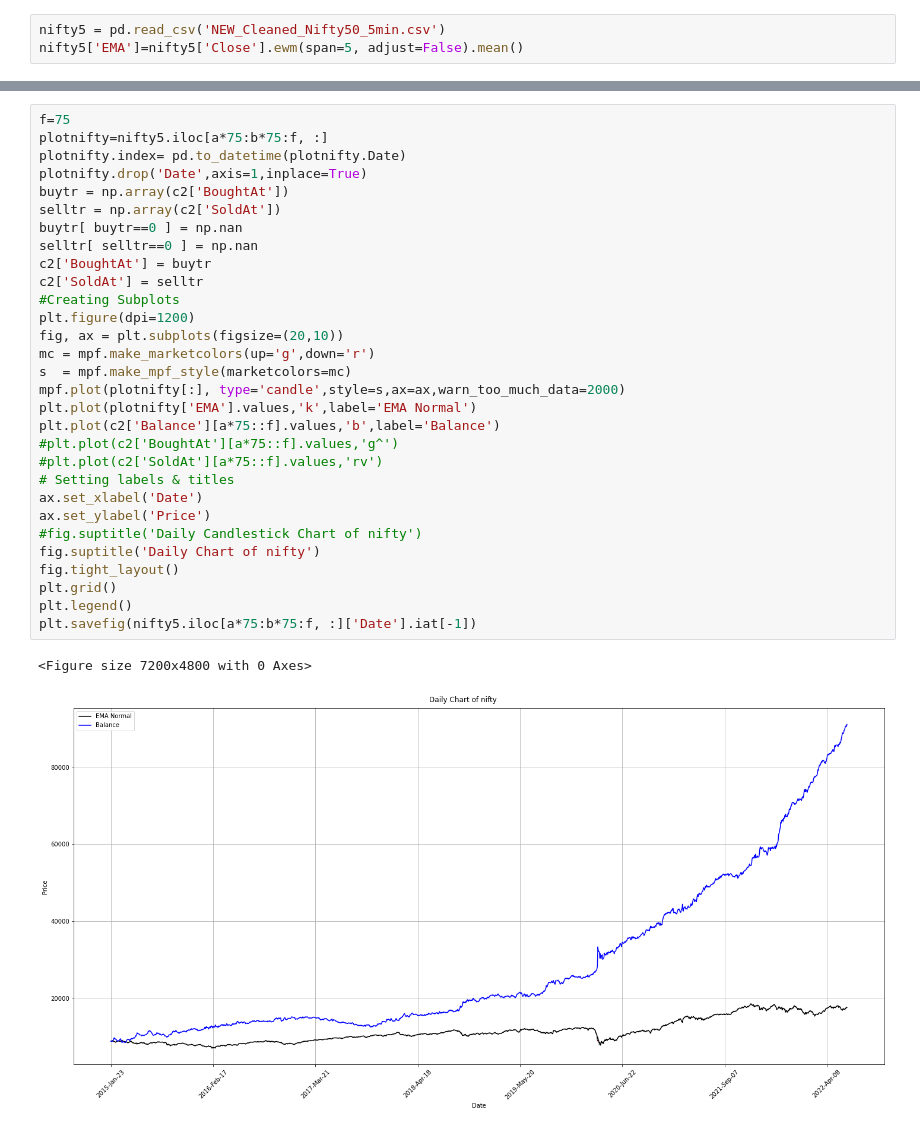
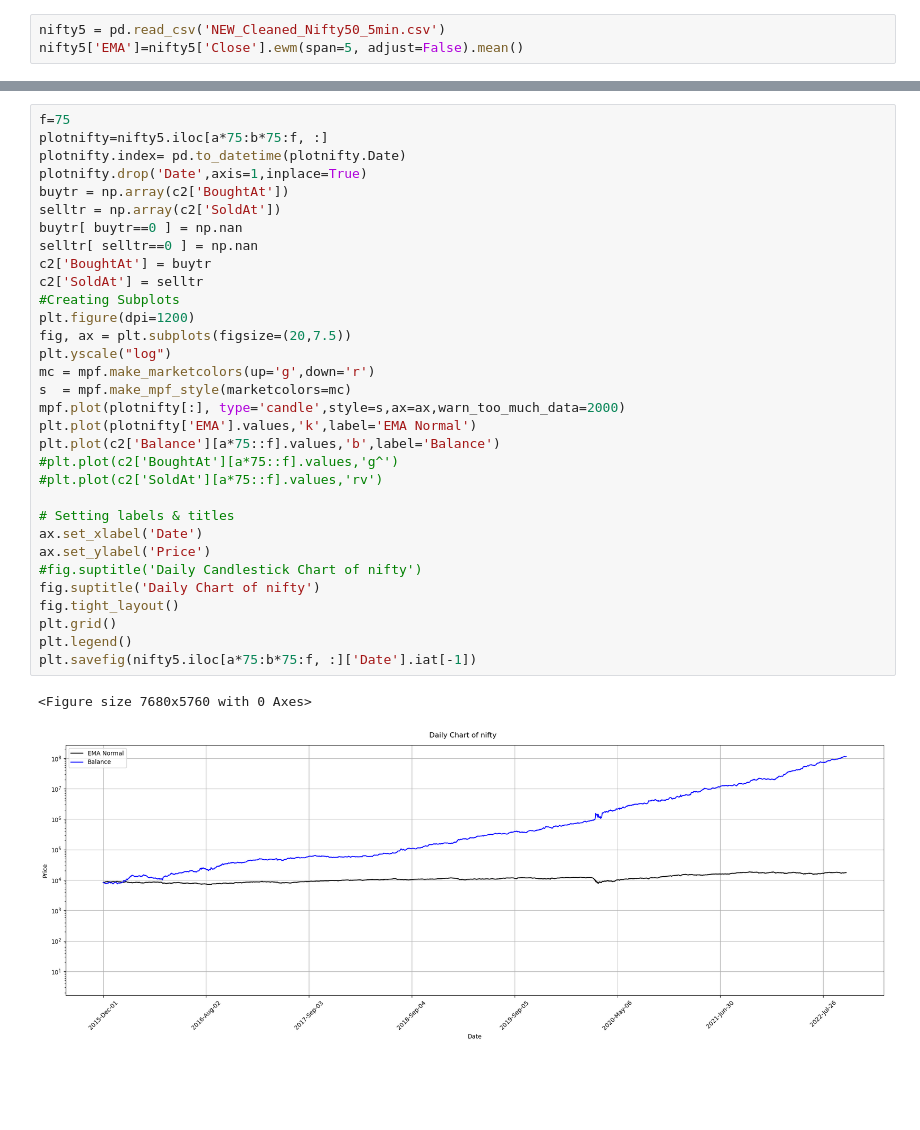
Before and after one commit to ProtoRao/trading, a Jupyter notebook: Ranna strat/Buy n Sell Ranna Strat .ipynb, the cells around one changed output, grey strips where cells are left out. Cells and saved outputs as stored; diff of their text form; blank space fills up the shorter version.

```diff
--- a/Ranna strat/Buy n Sell Ranna Strat .ipynb
+++ b/Ranna strat/Buy n Sell Ranna Strat .ipynb
@@ -222,36 +214,38 @@ for lastdateconsidered in years:
 # %%
 f=75
 plotnifty=nifty5.iloc[a*75:b*75:f, :]
 plotnifty.index= pd.to_datetime(plotnifty.Date)
 plotnifty.drop('Date',axis=1,inplace=True)
 buytr = np.array(c2['BoughtAt'])
 selltr = np.array(c2['SoldAt'])
 buytr[ buytr==0 ] = np.nan
 selltr[ selltr==0 ] = np.nan
 c2['BoughtAt'] = buytr
 c2['SoldAt'] = selltr
 #Creating Subplots
 plt.figure(dpi=1200)
-fig, ax = plt.subplots(figsize=(20,10))
+fig, ax = plt.subplots(figsize=(20,7.5))
+plt.yscale("log")
 mc = mpf.make_marketcolors(up='g',down='r')
 s  = mpf.make_mpf_style(marketcolors=mc)
 mpf.plot(plotnifty[:], type='candle',style=s,ax=ax,warn_too_much_data=2000)
 plt.plot(plotnifty['EMA'].values,'k',label='EMA Normal')
 plt.plot(c2['Balance'][a*75::f].values,'b',label='Balance')
 #plt.plot(c2['BoughtAt'][a*75::f].values,'g^')
 #plt.plot(c2['SoldAt'][a*75::f].values,'rv')
+
 # Setting labels & titles
 ax.set_xlabel('Date')
 ax.set_ylabel('Price')
 #fig.suptitle('Daily Candlestick Chart of nifty')
 fig.suptitle('Daily Chart of nifty')
 fig.tight_layout()
 plt.grid()
 plt.legend()
 plt.savefig(nifty5.iloc[a*75:b*75:f, :]['Date'].iat[-1])
 # %% [output]
-<Figure size 7200x4800 with 0 Axes>
+<Figure size 7680x5760 with 0 Axes>
-[figure, old version]
+[figure, new version]
 # %%
 c3 = pd.DataFrame(columns=['Date', 'Time','Nifty','Strat','NiftyR','StratR'])
 c3['Date'] = nifty5.iloc[a*75::f, :]['Date']
```
Also changed, not shown: parts of 8 cells of this notebook, 13 other files.
